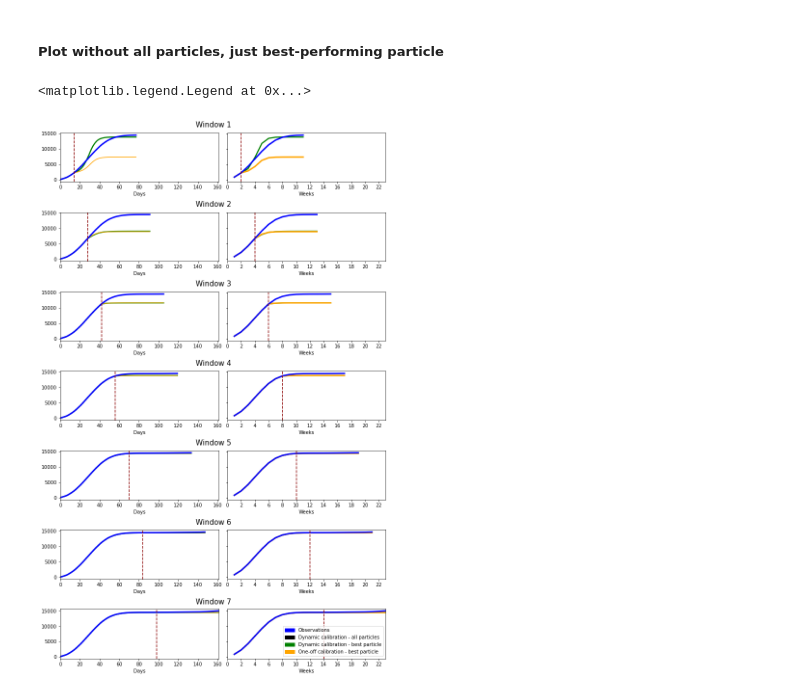
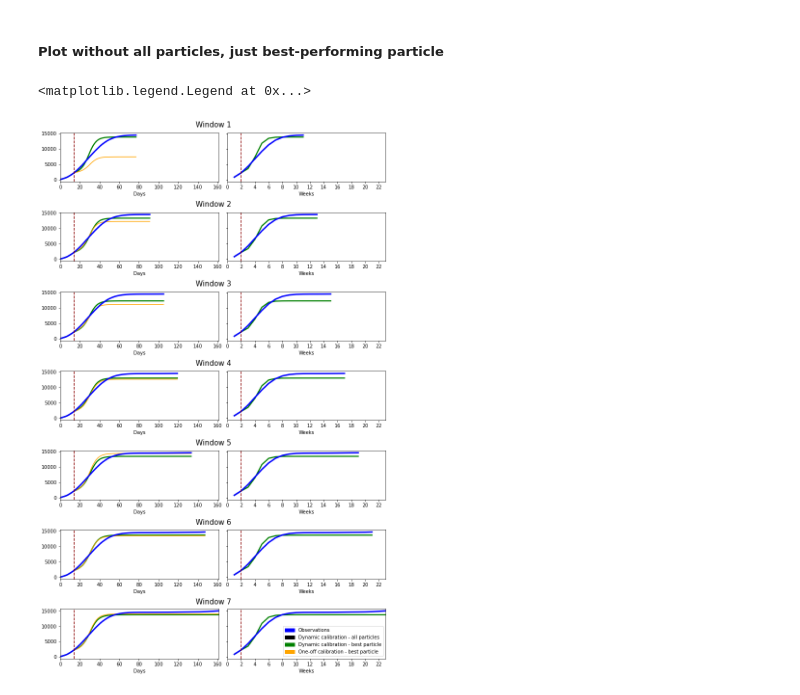
Before and after one commit to Urban-Analytics/RAMP-UA, a Jupyter notebook: experiments/calibration/AnalyseResults-DynamicCalibration_5pops,100particles.ipynb, the cells around one changed output. Drawn from its saved outputs; the diff is of its cells as text; code cells hidden in the pictures.

Commit message:
contant number of seed days, 5 pops, 100 particles, veritcal line and plots corrected

```diff
--- a/experiments/calibration/AnalyseResults-DynamicCalibration_5pops,100particles.ipynb
+++ b/experiments/calibration/AnalyseResults-DynamicCalibration_5pops,100particles.ipynb
@@ -452,7 +452,7 @@ for window in windows_dict.keys():
 
     # Update the number of days seeding
     days_to_seed = int(window.replace('w', '')) * 14
-    OpenCLRunner.update(num_seed_days=days_to_seed)
+    #OpenCLRunner.update(num_seed_days=days_to_seed)
 
     # Update the number of iterations
     iterations = 63 + days_to_seed
@@ -512,14 +512,14 @@ for window, best_params in oneoff_calib_best_params_dict.items():
     # Change parameters
     OpenCLRunner.update(store_detailed_counts=True)  # Temporarily output age breakdowns
 
-      # Update so predicting for period starting from...
+    # Update so predicting for period starting from...
     #day_to_start_seeding = int(run_length.replace('days', ''))+ 1 - 14
     #print("Start seeding on day {}".format(window, day_to_start_seeding))
     #OpenCLRunner.update(seed_days_start_day=day_to_start_seeding)
 
     # Update the number of days seeding
     days_to_seed = int(window.replace('w', '')) * 14
-    OpenCLRunner.update(num_seed_days=days_to_seed)
+    #OpenCLRunner.update(num_seed_days=days_to_seed)
 
     # Update the number of iterations
     iterations = 63 + days_to_seed
@@ -609,13 +609,13 @@ for row, subfig in enumerate(subfigs):
             # Plot model predictions from best performing particle
             dynamic_calib_best_params_modelled_daily = dynamic_calib_best_params_modelled_daily_dict[windows[windows_i]]
             ax.plot(range(1, len(dynamic_calib_best_params_modelled_daily)+1), dynamic_calib_best_params_modelled_daily, label="BestParams - {}".format(window), color='green',
-                linestyle='solid', linewidth =2.5)
+               linestyle='solid', linewidth =2.5)
             ### One-off calibration
             ax.plot(x, oneoff_calib_best_params_modelled_daily, label="sim", color="orange")
-            # Plot observations
+            #Plot observations
             ax.plot(x, cases_devon_daily[0:(63+run_length)], label="Observations", linewidth = 3, color="blue")
             # Add a vertical line marking where the seeding period ends
-            ax.axvline(x= (windows_i+1) * 14, color = 'darkred', linestyle = 'dashed')
+            ax.axvline(x=14, color = 'darkred', linestyle = 'dashed')
             #
             ax.set_xlim([0, len(OpenCLRunner.get_cumulative_daily_infections(windows_dict[windows[-1]]['summaries'][1]))])
             # Control X-ticks
@@ -640,7 +640,7 @@ for row, subfig in enumerate(subfigs):
             # Plot observations
             ax.plot(x, cases_devon_daily_summed_weekly[0:int((63 + run_length)/7)], label="Observations", linewidth=3, color="blue")
             # vertical line showing where seeding ends
-            ax.axvline(x= (((windows_i+1) * 14)/7), color = 'darkred', linestyle = 'dashed')
+            ax.axvline(x=2, color = 'darkred', linestyle = 'dashed')
             # X tick constaints
             ax.set_xlim([0, len(windows_dict[windows[-1]]['sim'][0])])
             ax.xaxis.set_major_locator(MaxNLocator(20, integer=True))
@@ -702,10 +702,6 @@ for row, subfig in enumerate(subfigs):
         if col == 0:
             x = range(1, len(OpenCLRunner.get_cumulative_daily_infections(this_windows_dict['summaries'][1]))+1)
             ### Dynamic calibration
-            # Plot model predictions for each particle in final population
-            for i in range(len(this_windows_dict['summaries'])):
-                ax.plot(x, OpenCLRunner.get_cumulative_daily_infections(this_windows_dict['summaries'][i]),
-                color="black", alpha=1 - distance_norm[i]) # (1-x because high distance is bad)
             # Plot model predictions from best performing particle
             dynamic_calib_best_params_modelled_daily = dynamic_calib_best_params_modelled_daily_dict[windows[windows_i]]
             ax.plot(range(1, len(dynamic_calib_best_params_modelled_daily)+1), dynamic_calib_best_params_modelled_daily, label="BestParams - {}".format(window), color='green',
@@ -715,7 +711,7 @@ for row, subfig in enumerate(subfigs):
             # Plot observations
             ax.plot(x, cases_devon_daily[0:(63+run_length)], label="Observations", linewidth = 3, color="blue")
             # Add a vertical line marking where the seeding period ends
-            ax.axvline(x= (windows_i+1) * 14, color = 'darkred', linestyle = 'dashed')
+            ax.axvline(x=14, color = 'darkred', linestyle = 'dashed')
             #
             ax.set_xlim([0, len(OpenCLRunner.get_cumulative_daily_infections(windows_dict[windows[-1]]['summaries'][1]))])
             # Control X-ticks
@@ -726,36 +722,32 @@ for row, subfig in enumerate(subfigs):
         # PLot daily data
         elif col ==1:
             x = range(1,len(this_windows_dict['sim'][0])+1)
             ### Dyanamic calibration
-            # Plot model predictions for each particle in final population
-            for i in range(len(this_windows_dict['summaries'])):
-                ax.plot(x, this_windows_dict['sim'][i],
-                color="black", alpha=1 - distance_norm[i]) # (1-x because high distance is bad)
             # Plot model predictions from best performing particle
             dynamic_calib_best_params_modelled_weekly = dynamic_calib_best_params_modelled_weekly_dict[windows[windows_i]]
             ax.plot(range(1, len(dynamic_calib_best_params_modelled_weekly)+1), dynamic_calib_best_params_modelled_weekly, label="BestParams - {}".format(window), color='green',
                   linestyle='solid', linewidth =2.5)
             ### One-off calibration
 #             ax.plot(x, oneoff_calib_best_params_modelled_weekly, label="sim", color="orange", linewidth = 3)
             # Plot observations
             ax.plot(x, cases_devon_daily_summed_weekly[0:int((63 + run_length)/7)], label="Observations", linewidth=3, color="blue")
             # vertical line showing where seeding ends
-            ax.axvline(x= (((windows_i+1) * 14)/7), color = 'darkred', linestyle = 'dashed')
+            ax.axvline(x=2, color = 'darkred', linestyle = 'dashed')
             # X tick constaints
             ax.set_xlim([0, len(windows_dict[windows[-1]]['sim'][0])])
             ax.xaxis.set_major_locator(MaxNLocator(20, integer=True))
             #ax.tick_params(axis='x', rotation=20)
             ax.set_xlabel('Weeks')
 
     # move on to next window
     windows_i = windows_i+1
 
 # Create patches for legend
 black_patch = mpatches.Patch(color='black', label='Dynamic calibration - all particles')
 blue_patch = mpatches.Patch(color='blue', label='Observations')
 orange_patch = mpatches.Patch(color='orange', label='One-off calibration - best particle')
 green_patch = mpatches.Patch(color='green', label='Dynamic calibration - best particle')
 plt.legend(handles=[blue_patch, black_patch, green_patch,  orange_patch], loc="lower right", fontsize= 10)#, bbox_to_anchor=(2.2, 8.6))
 # %% [output]
 <matplotlib.legend.Legend at 0x...>
-[figure, old version]
+[figure, new version]
```
Also changed, not shown: parts of 1 cell of this notebook.
